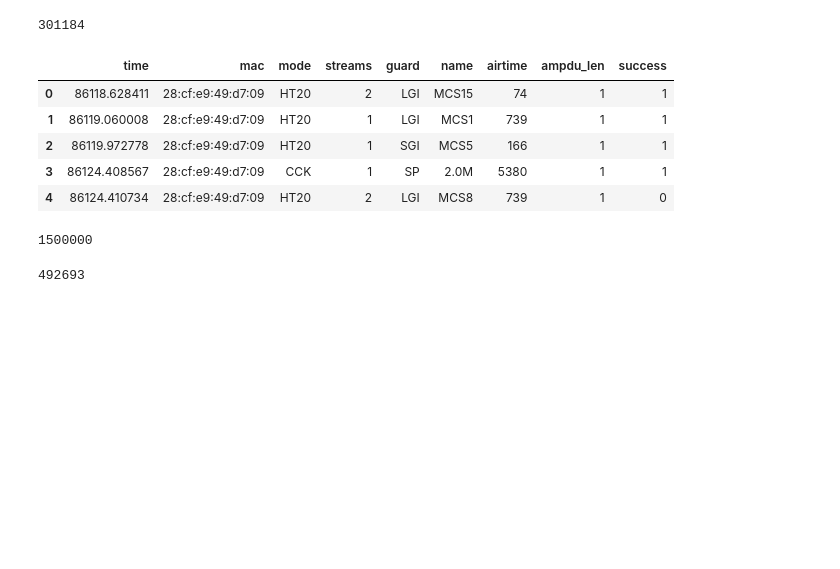
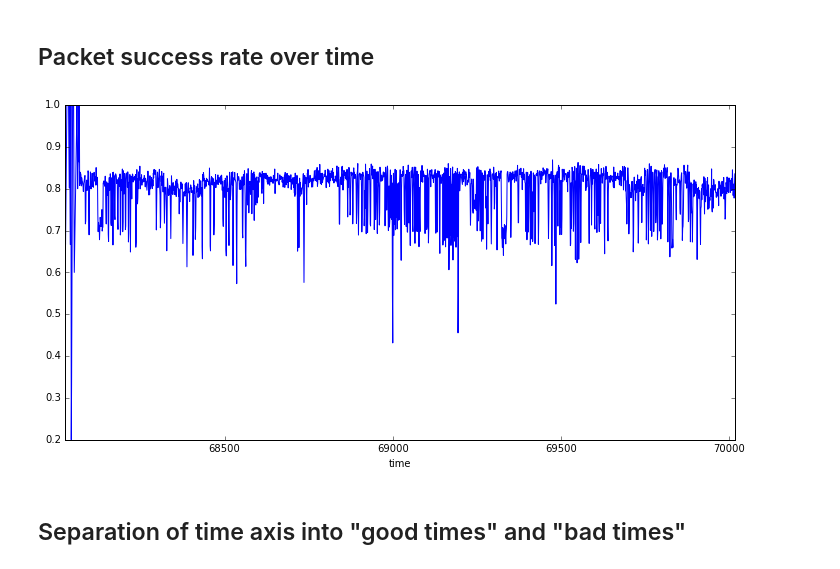
Before and after one commit to bjornsing/bayesian-wifi, a Jupyter notebook: explore.ipynb, the cells around one changed output. Drawn from its saved outputs; the diff is of its cells as text; code cells hidden in the pictures; blank space fills up the shorter version.

Commit message:
Basic explorative data analysis

```diff
--- a/explore.ipynb
+++ b/explore.ipynb
@@ -1,5 +3,5 @@
 # %%
 import pandas as pd
 
-desktop = pd.read_csv('data/desktop-saturday-afternoon/xmits.csv.gz')
-laptop = pd.read_csv('data/laptop-saturday-evening/xmits.csv.gz')
+xmits = pd.read_csv('data/desktop-saturday-afternoon/xmits.csv.gz')
+#xmits = pd.read_csv('data/laptop-saturday-evening/xmits.csv.gz')
@@ -19,21 +8,18 @@ len(desktop)
-# %%
-len(desktop[desktop.success == 0])
-# %% [output]
-301184
-# %%
-laptop.head()
-# %% [output]
-|  | time | mac | mode | streams | guard | name | airtime | ampdu_len | success |
-| 0 | 86118.628411 | 28:cf:e9:49:d7:09 | HT20 | 2 | LGI | MCS15 | 74 | 1 | 1 |
-| 1 | 86119.060008 | 28:cf:e9:49:d7:09 | HT20 | 1 | LGI | MCS1 | 739 | 1 | 1 |
-| 2 | 86119.972778 | 28:cf:e9:49:d7:09 | HT20 | 1 | SGI | MCS5 | 166 | 1 | 1 |
-| 3 | 86124.408567 | 28:cf:e9:49:d7:09 | CCK | 1 | SP | 2.0M | 5380 | 1 | 1 |
-| 4 | 86124.410734 | 28:cf:e9:49:d7:09 | HT20 | 2 | LGI | MCS8 | 739 | 1 | 0 |
-# %%
-len(laptop)
-# %% [output]
-1500000
-# %%
-len(laptop[laptop.success == 0])
-# %% [output]
-492693
+# %% [markdown]
+## Packet success rate over time
+# %%
+from matplotlib import pyplot as plt
+
+ts = xmits.copy()
+
+ts['time'] = ts['time'].apply(lambda t: int(float(t)))
+
+ts = ts.groupby('time').mean()
+
+plt.figure(figsize=(12,6))
+ts['success'].plot()
+plt.show()
+# %% [output]
+[figure, added]
+# %% [markdown]
+## Separation of time axis into "good times" and "bad times"
```
Also changed, not shown: parts of 5 cells of this notebook.
